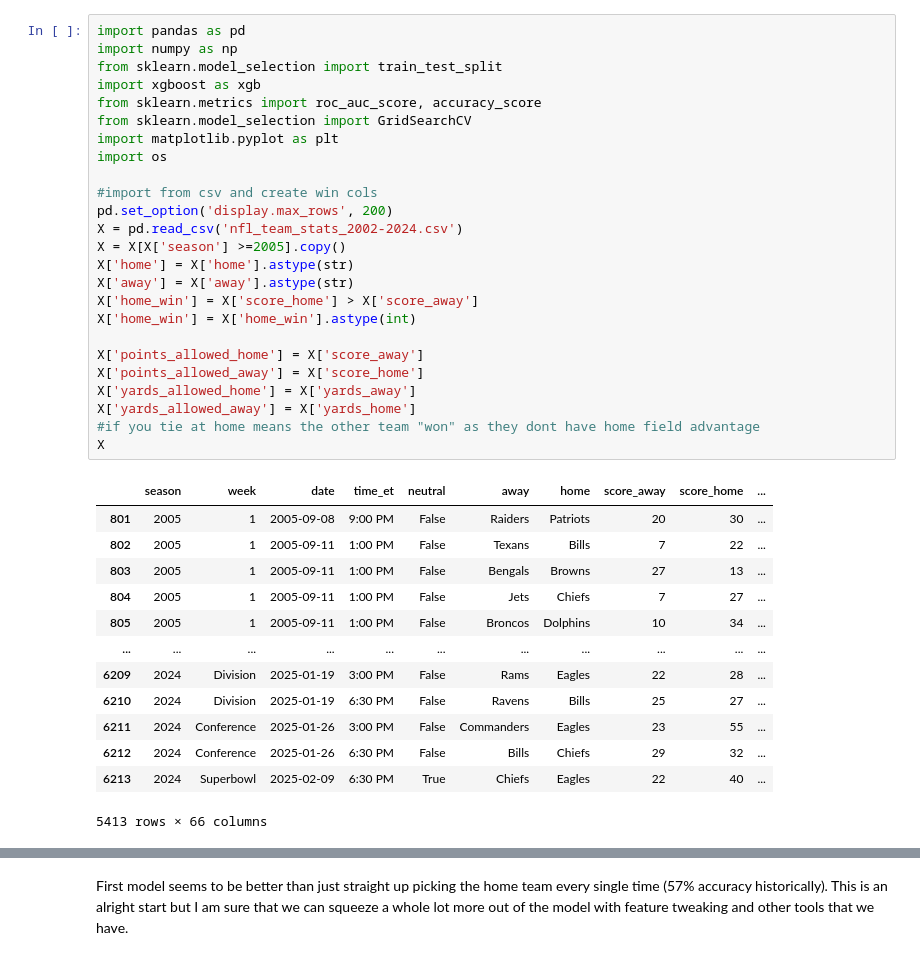
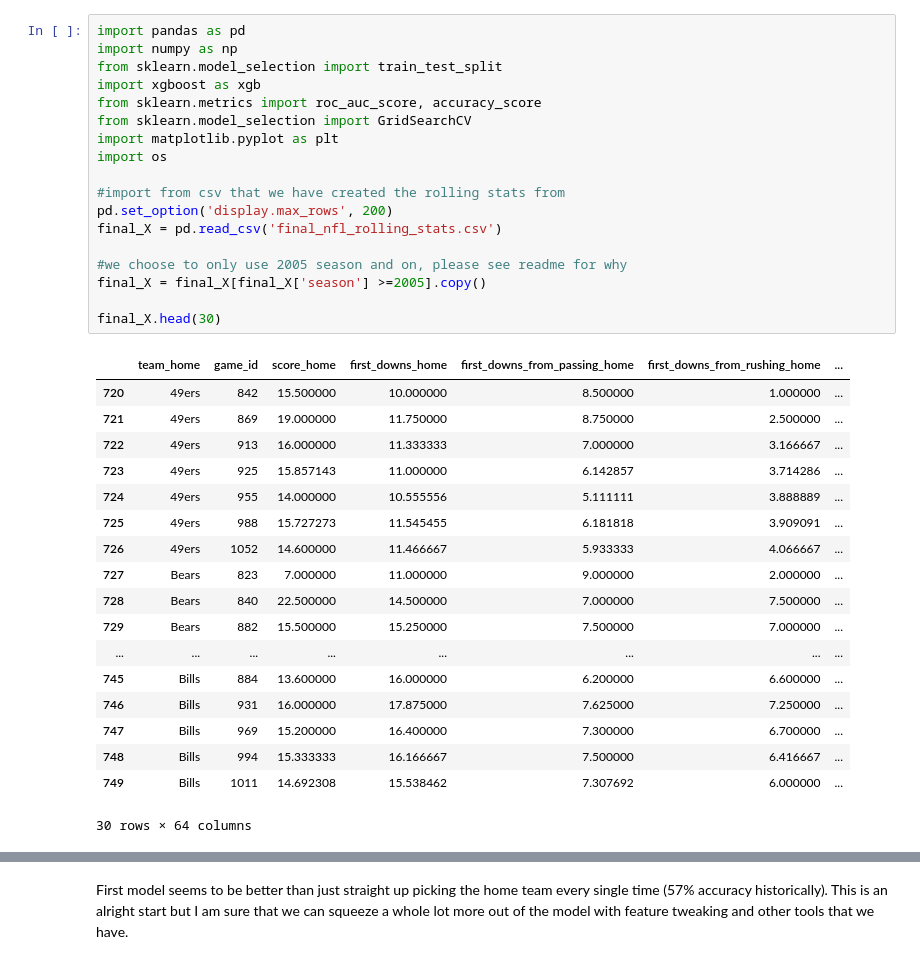
Before and after one commit to lance-kluge/NFLGameML, a Jupyter notebook: modelTraining.ipynb, the cells around one changed output, grey strips where cells are left out. Drawn from its saved outputs; the diff is of its cells as text.

Commit message:
splits into model training and rolling stats creation. Then adds much more in depth commenting and a little bit of cleanup

```diff
--- a/modelTraining.ipynb
+++ b/modelTraining.ipynb
@@ -1,39 +1,37 @@
 # %%
 import pandas as pd
 import numpy as np
 from sklearn.model_selection import train_test_split
 import xgboost as xgb
 from sklearn.metrics import roc_auc_score, accuracy_score
 from sklearn.model_selection import GridSearchCV
 import matplotlib.pyplot as plt
 import os
 
-#import from csv and create win cols
+#import from csv that we have created the rolling stats from
 pd.set_option('display.max_rows', 200)
-X = pd.read_csv('nfl_team_stats_2002-2024.csv')
-X = X[X['season'] >=2005].copy()
-X['home'] = X['home'].astype(str)
-X['away'] = X['away'].astype(str)
-X['home_win'] = X['score_home'] > X['score_away']
-X['home_win'] = X['home_win'].astype(int)
+final_X = pd.read_csv('final_nfl_rolling_stats.csv')
 
-X['points_allowed_home'] = X['score_away']
-X['points_allowed_away'] = X['score_home']
-X['yards_allowed_home'] = X['yards_away']
-X['yards_allowed_away'] = X['yards_home']
-#if you tie at home means the other team "won" as they dont have home field advantage
-X
+#we choose to only use 2005 season and on, please see readme for why
+final_X = final_X[final_X['season'] >=2005].copy()
+
+final_X.head(30)
 # %% [output]
-|  | season | week | date | time_et | neutral | away | home | score_away | score_home | ... |
-| 801 | 2005 | 1 | 2005-09-08 | 9:00 PM | False | Raiders | Patriots | 20 | 30 | ... |
-| 802 | 2005 | 1 | 2005-09-11 | 1:00 PM | False | Texans | Bills | 7 | 22 | ... |
-| 803 | 2005 | 1 | 2005-09-11 | 1:00 PM | False | Bengals | Browns | 27 | 13 | ... |
-| 804 | 2005 | 1 | 2005-09-11 | 1:00 PM | False | Jets | Chiefs | 7 | 27 | ... |
-| 805 | 2005 | 1 | 2005-09-11 | 1:00 PM | False | Broncos | Dolphins | 10 | 34 | ... |
-| ... | ... | ... | ... | ... | ... | ... | ... | ... | ... | ... |
-| 6209 | 2024 | Division | 2025-01-19 | 3:00 PM | False | Rams | Eagles | 22 | 28 | ... |
-| 6210 | 2024 | Division | 2025-01-19 | 6:30 PM | False | Ravens | Bills | 25 | 27 | ... |
-| 6211 | 2024 | Conference | 2025-01-26 | 3:00 PM | False | Commanders | Eagles | 23 | 55 | ... |
-| 6212 | 2024 | Conference | 2025-01-26 | 6:30 PM | False | Bills | Chiefs | 29 | 32 | ... |
-| 6213 | 2024 | Superbowl | 2025-02-09 | 6:30 PM | True | Chiefs | Eagles | 22 | 40 | ... |
+|  | team_home | game_id | score_home | first_downs_home | first_downs_from_passing_home | first_downs_from_rushing_home | ... |
+| 720 | 49ers | 842 | 15.500000 | 10.000000 | 8.500000 | 1.000000 | ... |
+| 721 | 49ers | 869 | 19.000000 | 11.750000 | 8.750000 | 2.500000 | ... |
+| 722 | 49ers | 913 | 16.000000 | 11.333333 | 7.000000 | 3.166667 | ... |
+| 723 | 49ers | 925 | 15.857143 | 11.000000 | 6.142857 | 3.714286 | ... |
+| 724 | 49ers | 955 | 14.000000 | 10.555556 | 5.111111 | 3.888889 | ... |
+| 725 | 49ers | 988 | 15.727273 | 11.545455 | 6.181818 | 3.909091 | ... |
+| 726 | 49ers | 1052 | 14.600000 | 11.466667 | 5.933333 | 4.066667 | ... |
+| 727 | Bears | 823 | 7.000000 | 11.000000 | 9.000000 | 2.000000 | ... |
+| 728 | Bears | 840 | 22.500000 | 14.500000 | 7.000000 | 7.500000 | ... |
+| 729 | Bears | 882 | 15.500000 | 15.250000 | 7.500000 | 7.000000 | ... |
+| ... | ... | ... | ... | ... | ... | ... | ... |
+| 745 | Bills | 884 | 13.600000 | 16.000000 | 6.200000 | 6.600000 | ... |
+| 746 | Bills | 931 | 16.000000 | 17.875000 | 7.625000 | 7.250000 | ... |
+| 747 | Bills | 969 | 15.200000 | 16.400000 | 7.300000 | 6.700000 | ... |
+| 748 | Bills | 994 | 15.333333 | 16.166667 | 7.500000 | 6.416667 | ... |
+| 749 | Bills | 1011 | 14.692308 | 15.538462 | 7.307692 | 6.000000 | ... |
-5413 rows × 66 columns
+30 rows × 64 columns
```
Also changed, not shown: parts of 21 cells of this notebook, 2 other files.
